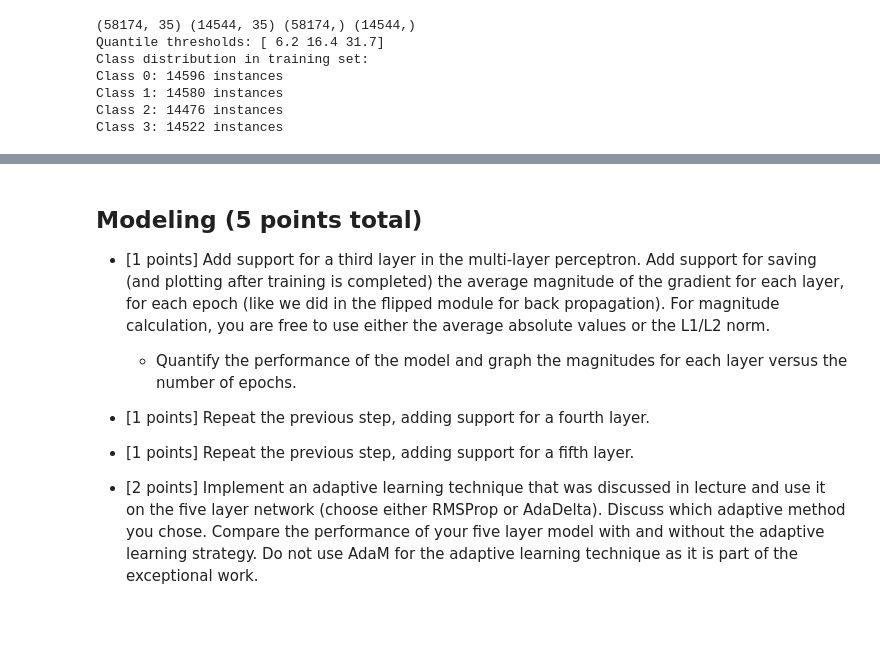
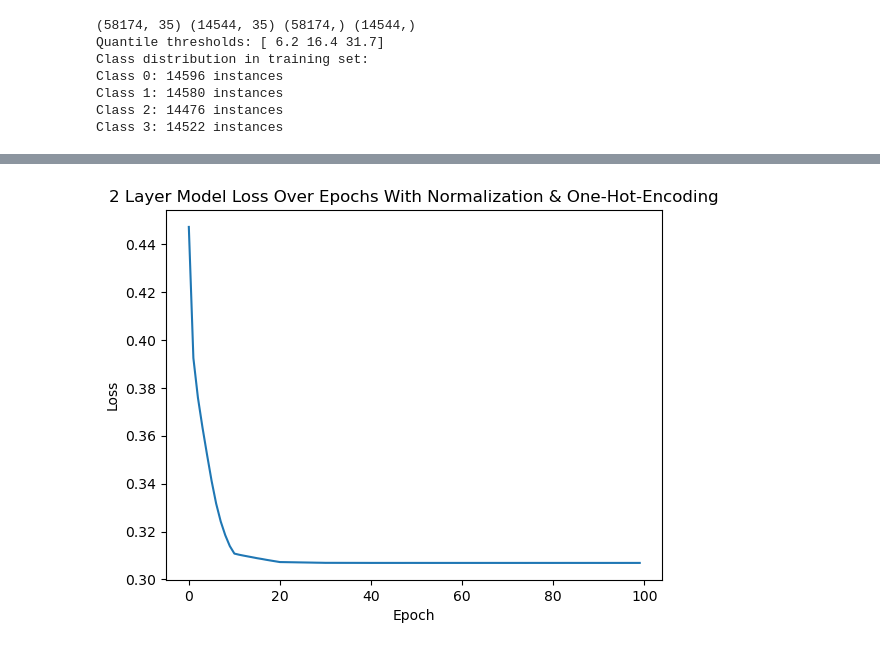
Before and after one commit to 48878679/CS5324_Lab4, a Jupyter notebook: Lab4.ipynb, the cells around one changed output, grey strips where cells are left out. Saved outputs shown, nothing was run; the diff lists cells and outputs as text; code cells hidden in the pictures.

```diff
--- a/Lab4.ipynb
+++ b/Lab4.ipynb
@@ -423,11 +438,11 @@ Testing accuracy: 0.7170654565456546
-# %% [markdown]
-## Modeling (5 points total)
-
-* [1 points] Add support for a third layer in the multi-layer perceptron. Add support for saving (and plotting after training is completed) the average magnitude of the gradient for each layer, for each epoch (like we did in the flipped module for back propagation). For magnitude calculation, you are free to use either the average absolute values or the L1/L2 norm.
-    * Quantify the performance of the model and graph the magnitudes for each layer versus the number of epochs.
-
-* [1 points] Repeat the previous step, adding support for a fourth layer.
-
-* [1 points] Repeat the previous step, adding support for a fifth layer.
-
-* [2 points] Implement an adaptive learning technique that was discussed in lecture and use it on the five layer network (choose either RMSProp or AdaDelta). Discuss which adaptive method you chose. Compare the performance of your five layer model with and without the adaptive learning strategy. Do not use AdaM for the adaptive learning technique as it is part of the exceptional work.
+# %%
+# plotting the cost of the model with two layers after normalization & one-hot-encoding
+plt.plot(model3.cost_)
+
+plt.title("2 Layer Model Loss Over Epochs With Normalization & One-Hot-Encoding")
+plt.xlabel("Epoch")
+plt.ylabel("Loss")
+
+plt.show()
+# %% [output]
+[figure, added]
```
Also changed, not shown: parts of 42 cells of this notebook.
